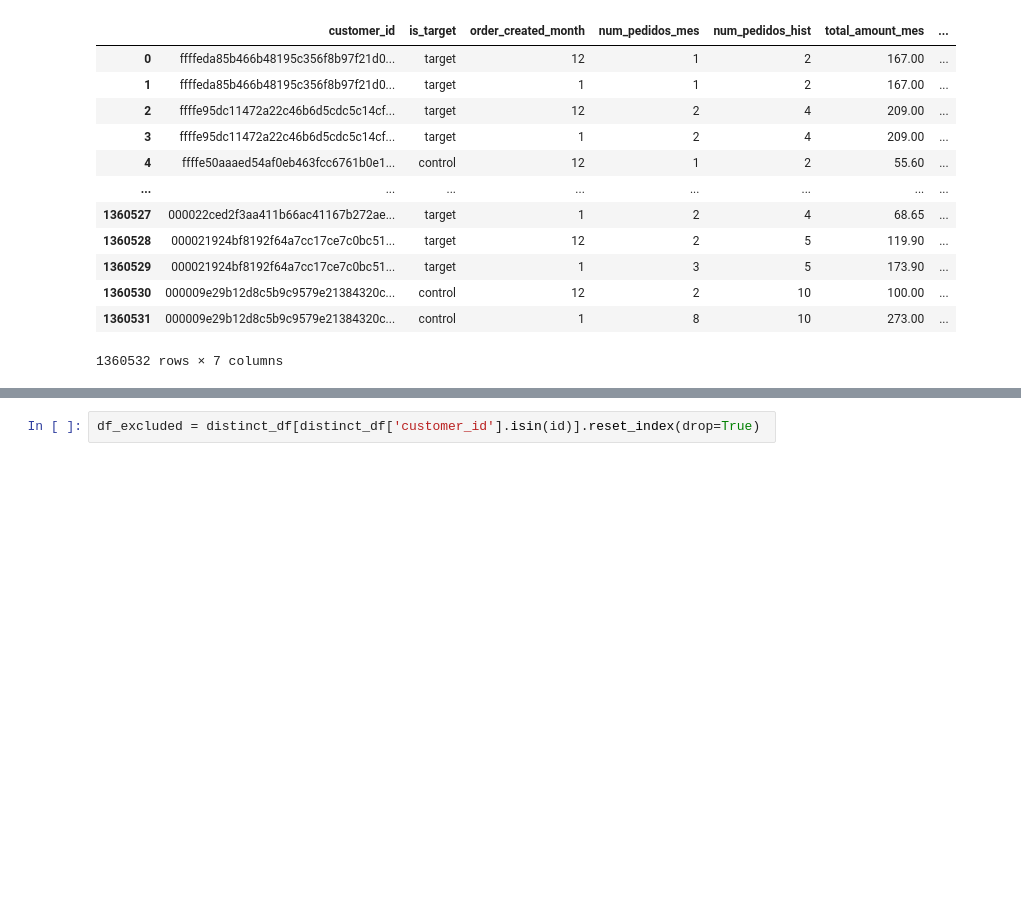
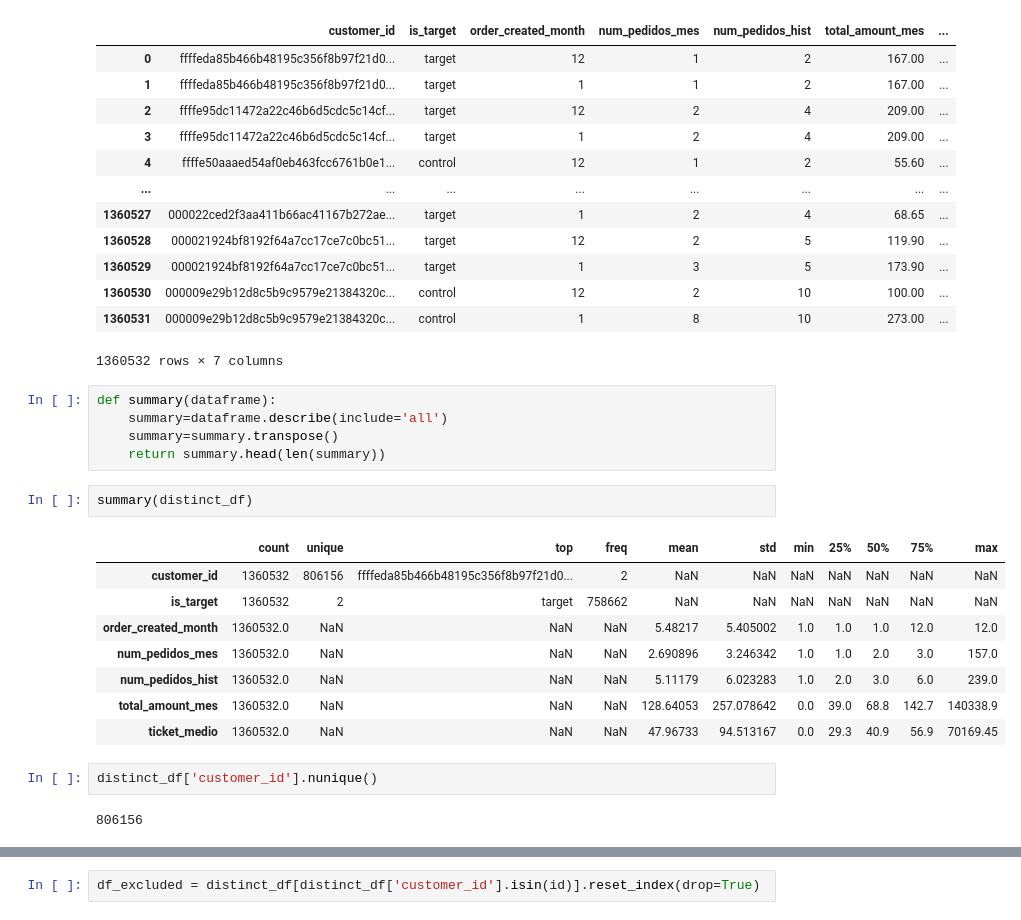
Before and after one commit to elianezanlorense/ifood_cs, a Jupyter notebook: code/analisis.ipynb, the cells around one changed output, grey strips where cells are left out. Cells and saved outputs as stored; diff of their text form; blank space fills up the shorter version.

```diff
--- a/code/analisis.ipynb
+++ b/code/analisis.ipynb
@@ -62,3 +67,23 @@ distinct_df
 | 1360530 | 000009e29b12d8c5b9c9579e21384320c... | control | 12 | 2 | 10 | 100.00 | ... |
 | 1360531 | 000009e29b12d8c5b9c9579e21384320c... | control | 1 | 8 | 10 | 273.00 | ... |
 1360532 rows × 7 columns
+# %%
+def summary(dataframe):
+    summary=dataframe.describe(include='all')
+    summary=summary.transpose()
+    return summary.head(len(summary))
+# %%
+summary(distinct_df)
+# %% [output]
+|  | count | unique | top | freq | mean | std | min | 25% | 50% | 75% | max |
+| customer_id | 1360532 | 806156 | ffffeda85b466b48195c356f8b97f21d0... | 2 | NaN | NaN | NaN | NaN | NaN | NaN | NaN |
+| is_target | 1360532 | 2 | target | 758662 | NaN | NaN | NaN | NaN | NaN | NaN | NaN |
+| order_created_month | 1360532.0 | NaN | NaN | NaN | 5.48217 | 5.405002 | 1.0 | 1.0 | 1.0 | 12.0 | 12.0 |
+| num_pedidos_mes | 1360532.0 | NaN | NaN | NaN | 2.690896 | 3.246342 | 1.0 | 1.0 | 2.0 | 3.0 | 157.0 |
+| num_pedidos_hist | 1360532.0 | NaN | NaN | NaN | 5.11179 | 6.023283 | 1.0 | 2.0 | 3.0 | 6.0 | 239.0 |
+| total_amount_mes | 1360532.0 | NaN | NaN | NaN | 128.64053 | 257.078642 | 0.0 | 39.0 | 68.8 | 142.7 | 140338.9 |
+| ticket_medio | 1360532.0 | NaN | NaN | NaN | 47.96733 | 94.513167 | 0.0 | 29.3 | 40.9 | 56.9 | 70169.45 |
+# %%
+distinct_df['customer_id'].nunique()
+# %% [output]
+806156
```
Also changed, not shown: parts of 21 cells of this notebook, 1 other file.
